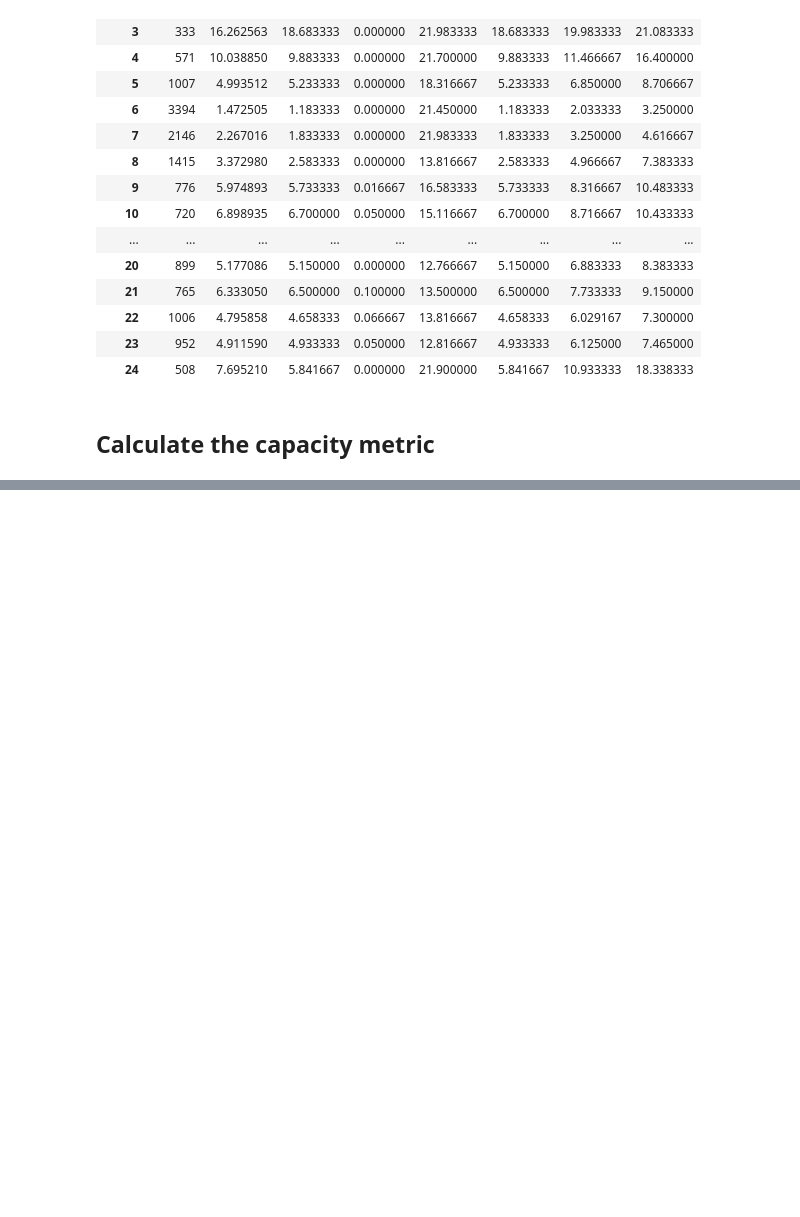
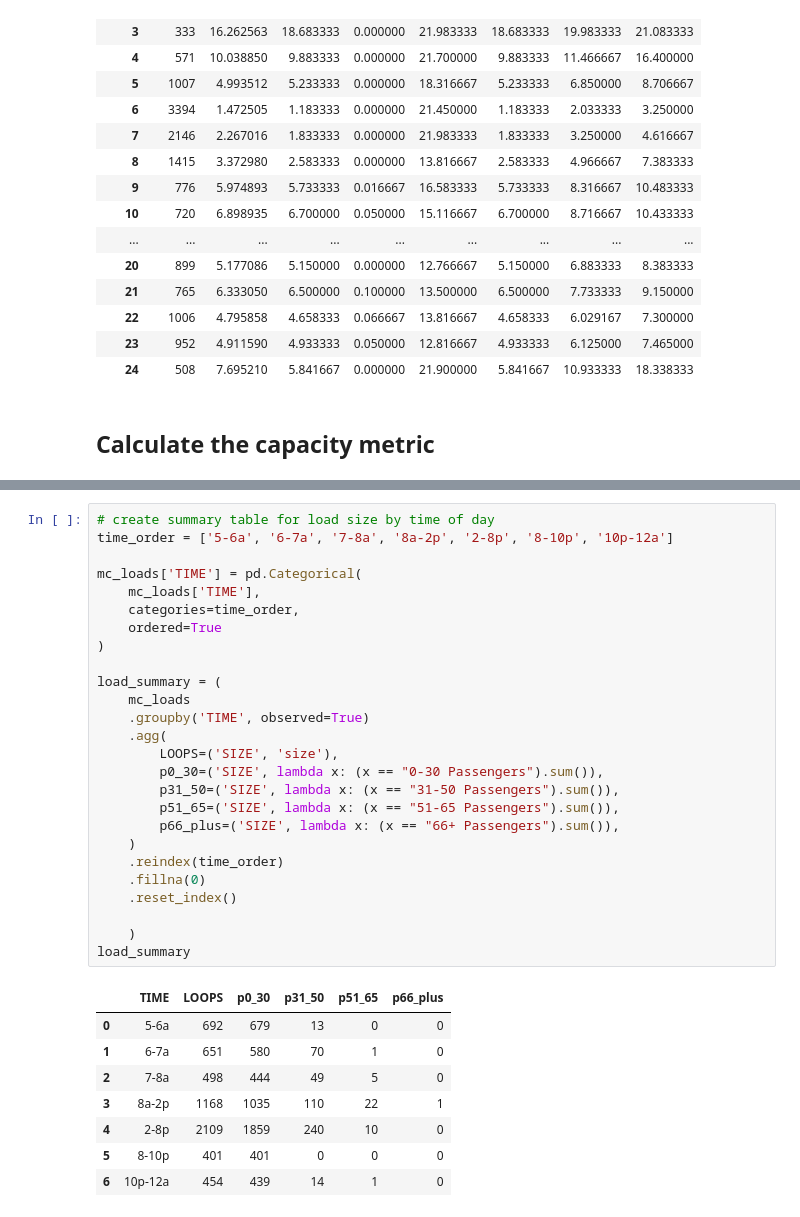
Before and after one commit to morgan1461/WMC-dashboard, a Jupyter notebook: main.ipynb, the cells around one changed output, grey strips where cells are left out. Cells and saved outputs as stored; diff of their text form; blank space fills up the shorter version.

```diff
--- a/main.ipynb
+++ b/main.ipynb
@@ -642,0 +756,35 @@ mc_rider_combined_stop = mc_rider[mc_rider['STOP_ID'] == 999]
+# %%
+# create summary table for load size by time of day
+time_order = ['5-6a', '6-7a', '7-8a', '8a-2p', '2-8p', '8-10p', '10p-12a']
+
+mc_loads['TIME'] = pd.Categorical(
+    mc_loads['TIME'],
+    categories=time_order,
+    ordered=True
+)
+
+load_summary = (
+    mc_loads
+    .groupby('TIME', observed=True)
+    .agg(
+        LOOPS=('SIZE', 'size'),
+        p0_30=('SIZE', lambda x: (x == "0-30 Passengers").sum()),
+        p31_50=('SIZE', lambda x: (x == "31-50 Passengers").sum()),
+        p51_65=('SIZE', lambda x: (x == "51-65 Passengers").sum()),
+        p66_plus=('SIZE', lambda x: (x == "66+ Passengers").sum()),
+    )
+    .reindex(time_order)
+    .fillna(0)
+    .reset_index()
+
+    )
+load_summary
+# %% [output]
+|  | TIME | LOOPS | p0_30 | p31_50 | p51_65 | p66_plus |
+| 0 | 5-6a | 692 | 679 | 13 | 0 | 0 |
+| 1 | 6-7a | 651 | 580 | 70 | 1 | 0 |
+| 2 | 7-8a | 498 | 444 | 49 | 5 | 0 |
+| 3 | 8a-2p | 1168 | 1035 | 110 | 22 | 1 |
+| 4 | 2-8p | 2109 | 1859 | 240 | 10 | 0 |
+| 5 | 8-10p | 401 | 401 | 0 | 0 | 0 |
+| 6 | 10p-12a | 454 | 439 | 14 | 1 | 0 |
```
Also changed, not shown: parts of 6 cells of this notebook.
